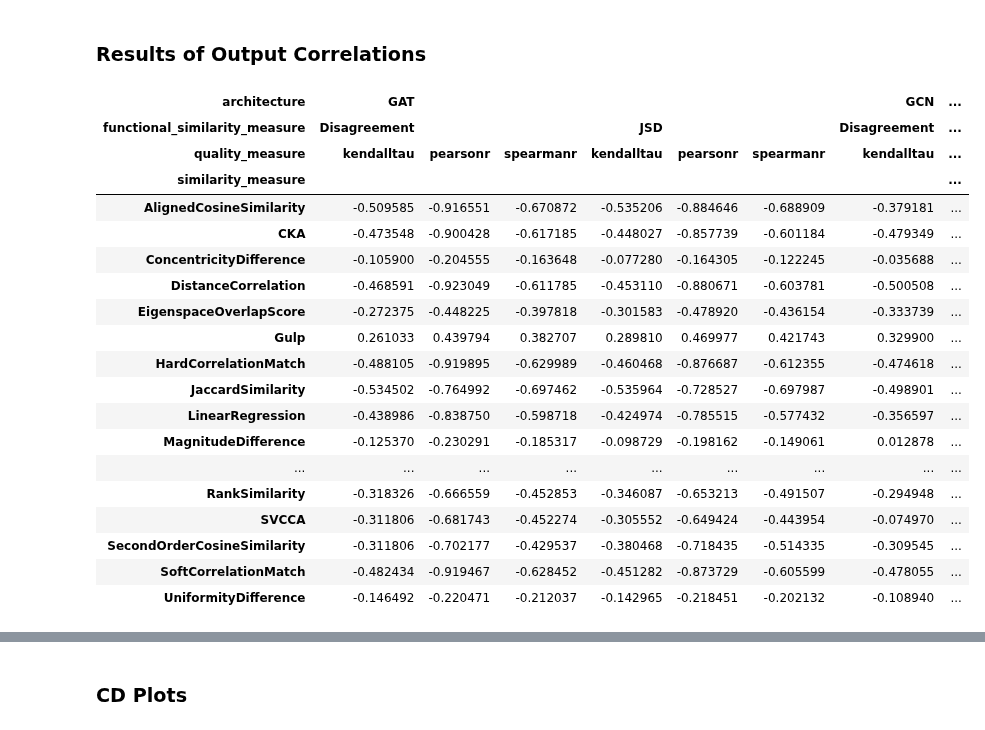
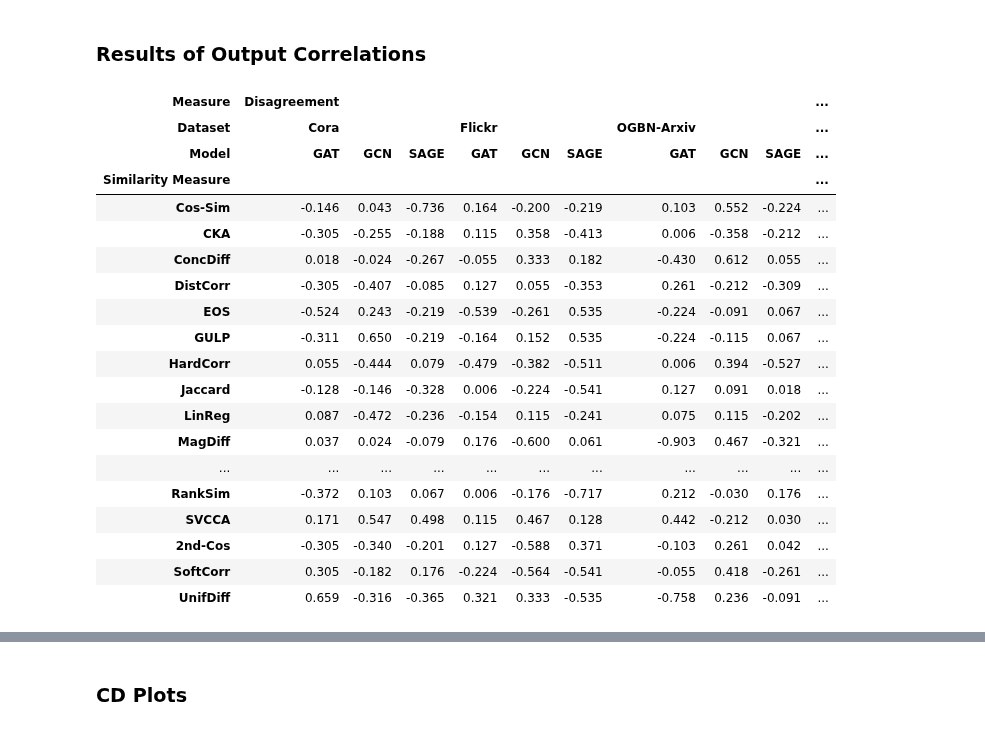
Before and after one commit to TaWald/similaritybench, a Jupyter notebook: graphs/notebooks/tables.ipynb, the cells around one changed output, grey strips where cells are left out. Saved outputs shown, nothing was run; the diff lists cells and outputs as text; code cells hidden in the pictures.

```diff
--- a/graphs/notebooks/tables.ipynb
+++ b/graphs/notebooks/tables.ipynb
@@ -6,0 +5,2 @@ import os
+# %%
+pd.options.display.float_format = "{:,.3f}".format
@@ -279,33 +354,44 @@ get_agg_pivot_table("layer_test", ["cora", "flickr", "ogbn-arxiv"])
 # %% [markdown]
 ### Results of Output Correlations
+# %%
+def OUTPUT_DF_FILE_NAME(dataset):
+    return f"output_correlation_test_{dataset}_full.csv"
 # %%
-def get_output_correlation_table(experiment, dataset):
+def get_output_correlation_table(datasets, corr_func="spearmanr"):
+    dfs = []
+    for dataset in datasets:
+        path = os.path.join(EXPERIMENT_RESULTS_PATH, OUTPUT_DF_FILE_NAME(dataset))
+        df = pd.read_csv(path)
+        df = df.loc[df.loc[:,"quality_measure"] == corr_func]
+        data = df.loc[:, ["similarity_measure", "functional_similarity_measure", "corr", "architecture"]]
+        data = data.rename(COLUMN_NAME_DICT, axis="columns")
+        data["Dataset"] = dataset
+        dfs.append(data.iloc[:])
 
-    path = os.path.join(EXPERIMENT_RESULTS_PATH, FULL_DF_FILE_NAME(experiment, "output_correlation", dataset))
-    df = pd.read_csv(path)
-    data = df.loc[:, ["similarity_measure", "functional_similarity_measure", "quality_measure", "corr", "architecture"]]
-
-    return data.pivot_table(index="similarity_measure", columns=["architecture", "functional_similarity_measure", "quality_measure"], values="corr", aggfunc="mean")
+    df_cc = pd.concat(dfs, axis=0)
+    df_res = df_cc.pivot_table(index="Similarity Measure", columns=["Measure", "Dataset", "Model"], values="corr", aggfunc="mean")
+    df_res = df_res.rename(MEASURE_NAME_DICT, axis="index")
+    return df_res.rename(PIVOT_COL_DICT, axis="columns")
 # %%
-get_output_correlation_table("label_test", "cora")
+get_output_correlation_table(["cora", "flickr", "ogbn-arxiv"])
 # %% [output]
-| architecture | GAT |  |  |  |  |  | GCN | ... |
-| functional_similarity_measure | Disagreement |  |  | JSD |  |  | Disagreement | ... |
-| quality_measure | kendalltau | pearsonr | spearmanr | kendalltau | pearsonr | spearmanr | kendalltau | ... |
-| similarity_measure |  |  |  |  |  |  |  | ... |
-| AlignedCosineSimilarity | -0.509585 | -0.916551 | -0.670872 | -0.535206 | -0.884646 | -0.688909 | -0.379181 | ... |
-| CKA | -0.473548 | -0.900428 | -0.617185 | -0.448027 | -0.857739 | -0.601184 | -0.479349 | ... |
-| ConcentricityDifference | -0.105900 | -0.204555 | -0.163648 | -0.077280 | -0.164305 | -0.122245 | -0.035688 | ... |
-| DistanceCorrelation | -0.468591 | -0.923049 | -0.611785 | -0.453110 | -0.880671 | -0.603781 | -0.500508 | ... |
-| EigenspaceOverlapScore | -0.272375 | -0.448225 | -0.397818 | -0.301583 | -0.478920 | -0.436154 | -0.333739 | ... |
-| Gulp | 0.261033 | 0.439794 | 0.382707 | 0.289810 | 0.469977 | 0.421743 | 0.329900 | ... |
-| HardCorrelationMatch | -0.488105 | -0.919895 | -0.629989 | -0.460468 | -0.876687 | -0.612355 | -0.474618 | ... |
-| JaccardSimilarity | -0.534502 | -0.764992 | -0.697462 | -0.535964 | -0.728527 | -0.697987 | -0.498901 | ... |
-| LinearRegression | -0.438986 | -0.838750 | -0.598718 | -0.424974 | -0.785515 | -0.577432 | -0.356597 | ... |
-| MagnitudeDifference | -0.125370 | -0.230291 | -0.185317 | -0.098729 | -0.198162 | -0.149061 | 0.012878 | ... |
-| ... | ... | ... | ... | ... | ... | ... | ... | ... |
-| RankSimilarity | -0.318326 | -0.666559 | -0.452853 | -0.346087 | -0.653213 | -0.491507 | -0.294948 | ... |
-| SVCCA | -0.311806 | -0.681743 | -0.452274 | -0.305552 | -0.649424 | -0.443954 | -0.074970 | ... |
-| SecondOrderCosineSimilarity | -0.311806 | -0.702177 | -0.429537 | -0.380468 | -0.718435 | -0.514335 | -0.309545 | ... |
-| SoftCorrelationMatch | -0.482434 | -0.919467 | -0.628452 | -0.451282 | -0.873729 | -0.605599 | -0.478055 | ... |
-| UniformityDifference | -0.146492 | -0.220471 | -0.212037 | -0.142965 | -0.218451 | -0.202132 | -0.108940 | ... |
+| Measure | Disagreement |  |  |  |  |  |  |  |  | ... |
+| Dataset | Cora |  |  | Flickr |  |  | OGBN-Arxiv |  |  | ... |
+| Model | GAT | GCN | SAGE | GAT | GCN | SAGE | GAT | GCN | SAGE | ... |
+| Similarity Measure |  |  |  |  |  |  |  |  |  | ... |
+| Cos-Sim | -0.146 | 0.043 | -0.736 | 0.164 | -0.200 | -0.219 | 0.103 | 0.552 | -0.224 | ... |
+| CKA | -0.305 | -0.255 | -0.188 | 0.115 | 0.358 | -0.413 | 0.006 | -0.358 | -0.212 | ... |
+| ConcDiff | 0.018 | -0.024 | -0.267 | -0.055 | 0.333 | 0.182 | -0.430 | 0.612 | 0.055 | ... |
+| DistCorr | -0.305 | -0.407 | -0.085 | 0.127 | 0.055 | -0.353 | 0.261 | -0.212 | -0.309 | ... |
+| EOS | -0.524 | 0.243 | -0.219 | -0.539 | -0.261 | 0.535 | -0.224 | -0.091 | 0.067 | ... |
+| GULP | -0.311 | 0.650 | -0.219 | -0.164 | 0.152 | 0.535 | -0.224 | -0.115 | 0.067 | ... |
+| HardCorr | 0.055 | -0.444 | 0.079 | -0.479 | -0.382 | -0.511 | 0.006 | 0.394 | -0.527 | ... |
+| Jaccard | -0.128 | -0.146 | -0.328 | 0.006 | -0.224 | -0.541 | 0.127 | 0.091 | 0.018 | ... |
+| LinReg | 0.087 | -0.472 | -0.236 | -0.154 | 0.115 | -0.241 | 0.075 | 0.115 | -0.202 | ... |
+| MagDiff | 0.037 | 0.024 | -0.079 | 0.176 | -0.600 | 0.061 | -0.903 | 0.467 | -0.321 | ... |
+| ... | ... | ... | ... | ... | ... | ... | ... | ... | ... | ... |
+| RankSim | -0.372 | 0.103 | 0.067 | 0.006 | -0.176 | -0.717 | 0.212 | -0.030 | 0.176 | ... |
+| SVCCA | 0.171 | 0.547 | 0.498 | 0.115 | 0.467 | 0.128 | 0.442 | -0.212 | 0.030 | ... |
+| 2nd-Cos | -0.305 | -0.340 | -0.201 | 0.127 | -0.588 | 0.371 | -0.103 | 0.261 | 0.042 | ... |
+| SoftCorr | 0.305 | -0.182 | 0.176 | -0.224 | -0.564 | -0.541 | -0.055 | 0.418 | -0.261 | ... |
+| UnifDiff | 0.659 | -0.316 | -0.365 | 0.321 | 0.333 | -0.535 | -0.758 | 0.236 | -0.091 | ... |
```
Also changed, not shown: parts of 22 cells of this notebook.
